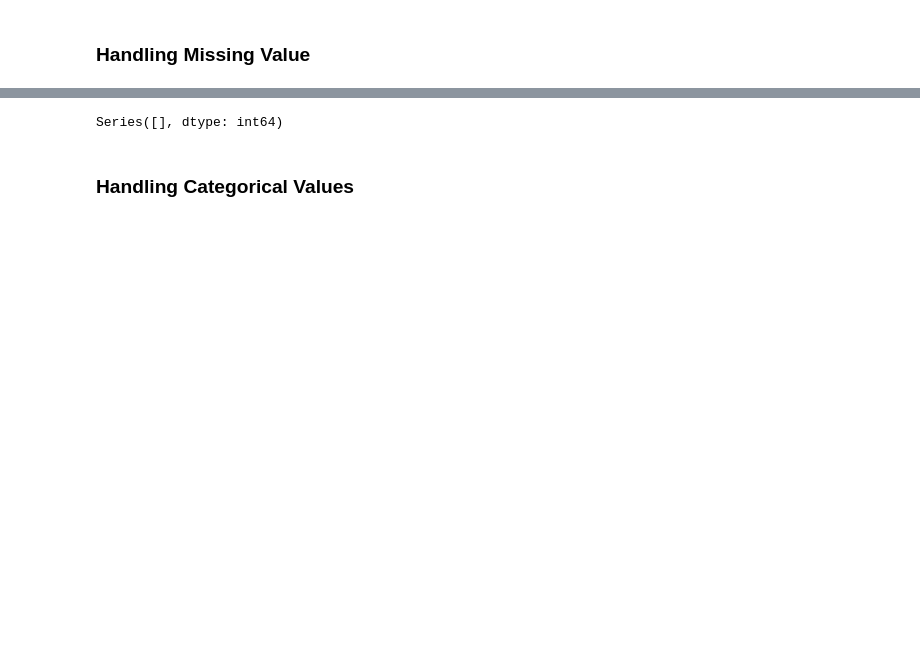
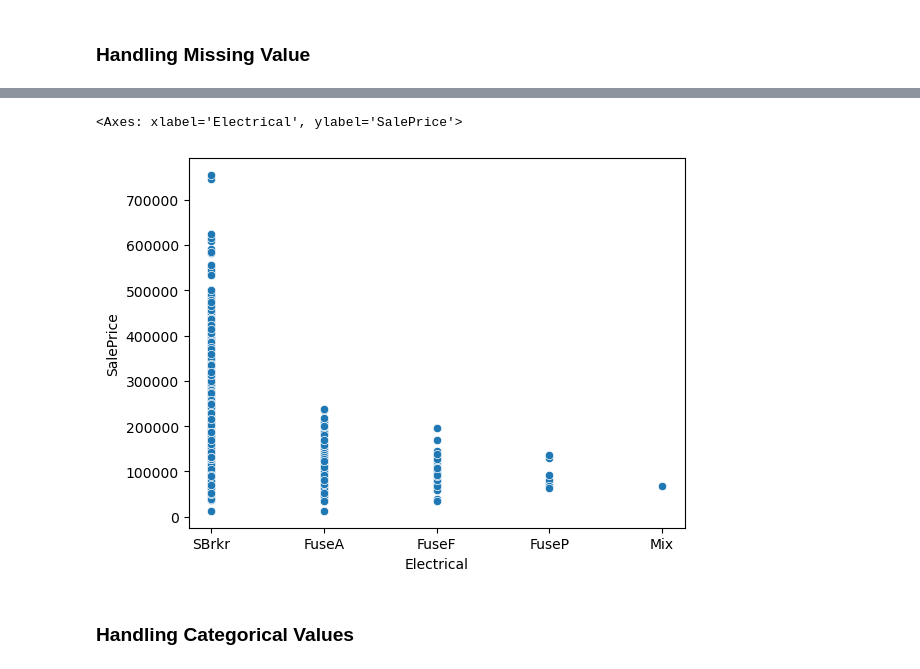
Before and after one commit to Shaketshubham276/House-price-Prediction, a Jupyter notebook: Untitled.ipynb, the cells around one changed output, grey strips where cells are left out. Drawn from its saved outputs; the diff is of its cells as text; code cells hidden in the pictures; blank space fills up the shorter version.

```diff
--- a/Untitled.ipynb
+++ b/Untitled.ipynb
@@ -369,4 +433,4 @@ df.head()
 # %%
-missing_values=df.isnull().sum()
-print(missing_values[missing_values > 0])
+df[['Total Bsmt SF', 'Garage Area']] = imputer_mean.fit_transform(df[['Total Bsmt SF', 'Garage Area']])
+df.head()
 # %% [output]
@@ -377,2 +443,5 @@ dtype: int64
 # %%
-df['Total Bsmt SF'].fillna(df['Total Bsmt SF'].mean(), inplace=True)
+imputer_most_frequent = SimpleImputer(strategy='most_frequent')
+# %%
+df['Electrical'] = imputer_most_frequent.fit_transform(df[['Electrical']]).ravel()
+df.head()
@@ -379,12 +455,15 @@ df['Total Bsmt SF'].fillna(df['Total Bsmt SF'].mean(), inplace=True)
 # %%
-df['Garage Area'].fillna(df['Garage Area'].mean(), inplace=True)
+from sklearn.preprocessing import OrdinalEncoder
+from sklearn.preprocessing import OneHotEncoder
 # %%
-df['Electrical'].fillna(df['Electrical'].mode()[0], inplace=True)
+df.head()
+sns.scatterplot(data=df,x="Electrical",y="SalePrice")
+# %% [output]
+<Axes: xlabel='Electrical', ylabel='SalePrice'>
+[figure, added]
 # %%
-missing_values=df.isnull().sum()
-print(missing_values[missing_values > 0])
+# missing_values=df.isnull().sum()
+# print(missing_values[missing_values > 0])
-# %% [output]
-Series([], dtype: int64)
 # %% [markdown]
 ### Handling Categorical Values
 # %%
```
Also changed, not shown: parts of 39 cells of this notebook.
